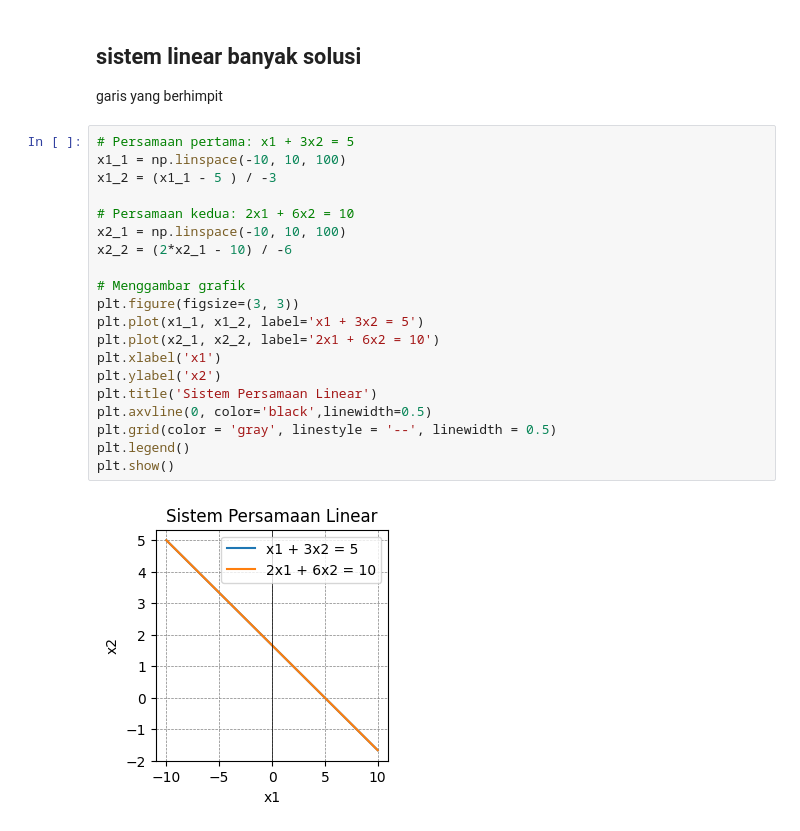
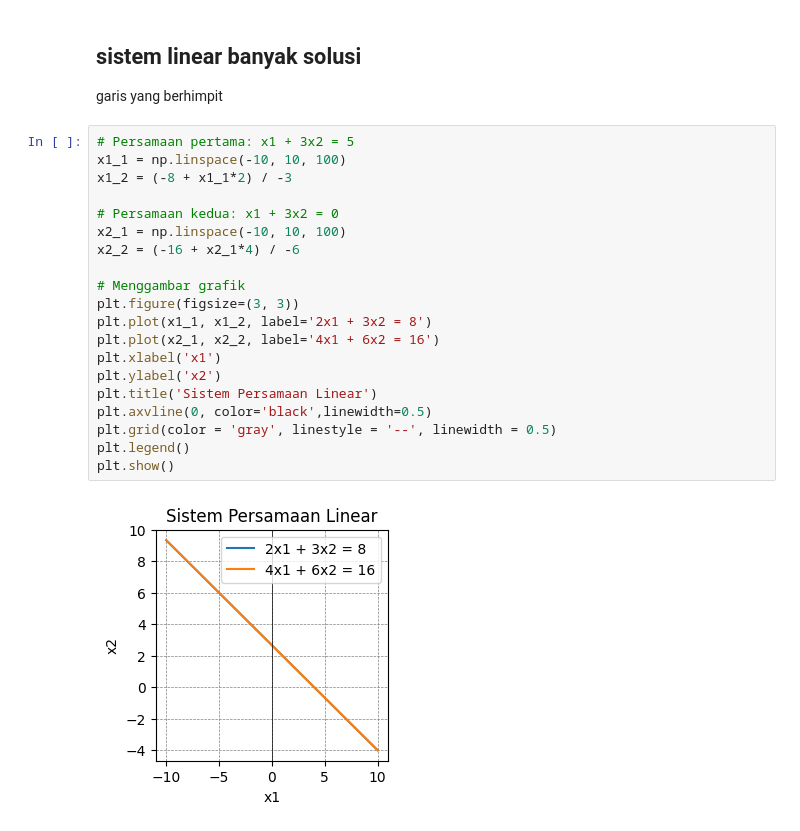
Before and after one commit to zanra2401/alin, a Jupyter notebook: tugas/sistem_linear.ipynb, the cells around one changed output. Saved outputs shown, nothing was run; the diff lists cells and outputs as text.

```diff
--- a/tugas/sistem_linear.ipynb
+++ b/tugas/sistem_linear.ipynb
@@ -64,22 +64,22 @@ garis yang berhimpit
 # %%
 # Persamaan pertama: x1 + 3x2 = 5
 x1_1 = np.linspace(-10, 10, 100)
-x1_2 = (x1_1 - 5 ) / -3
+x1_2 = (-8 + x1_1*2) / -3
 
-# Persamaan kedua: 2x1 + 6x2 = 10
+# Persamaan kedua: x1 + 3x2 = 0
 x2_1 = np.linspace(-10, 10, 100)
-x2_2 = (2*x2_1 - 10) / -6
+x2_2 = (-16 + x2_1*4) / -6
 
 # Menggambar grafik
 plt.figure(figsize=(3, 3))
-plt.plot(x1_1, x1_2, label='x1 + 3x2 = 5')
-plt.plot(x2_1, x2_2, label='2x1 + 6x2 = 10')
+plt.plot(x1_1, x1_2, label='2x1 + 3x2 = 8')
+plt.plot(x2_1, x2_2, label='4x1 + 6x2 = 16')
 plt.xlabel('x1')
 plt.ylabel('x2')
 plt.title('Sistem Persamaan Linear')
 plt.axvline(0, color='black',linewidth=0.5)
 plt.grid(color = 'gray', linestyle = '--', linewidth = 0.5)
 plt.legend()
 plt.show()
 # %% [output]
-[figure, old version]
+[figure, new version]
```
Also changed, not shown: parts of 2 cells of this notebook, 9 other files.
